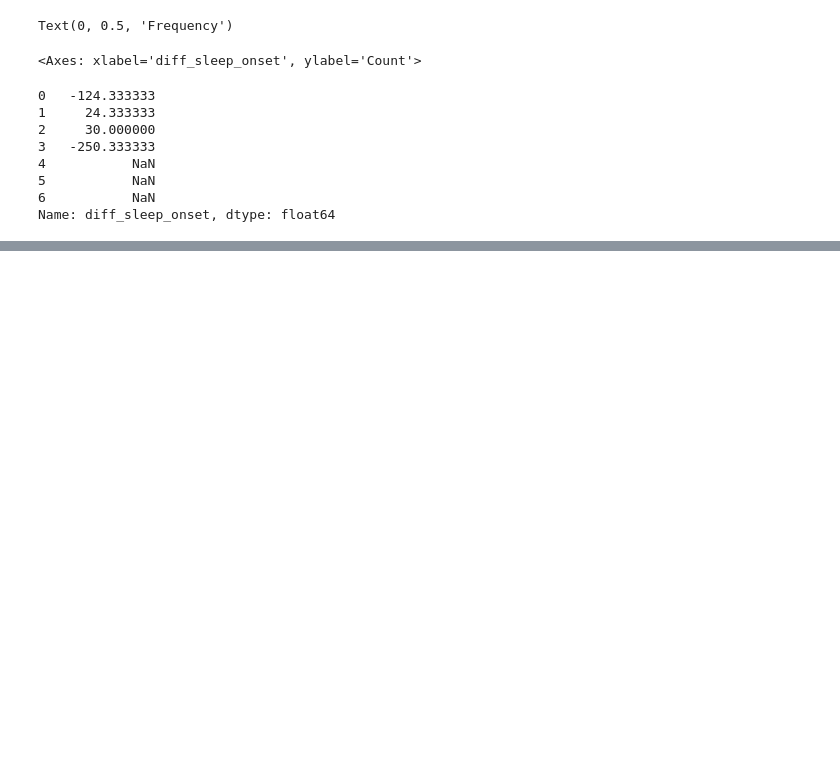
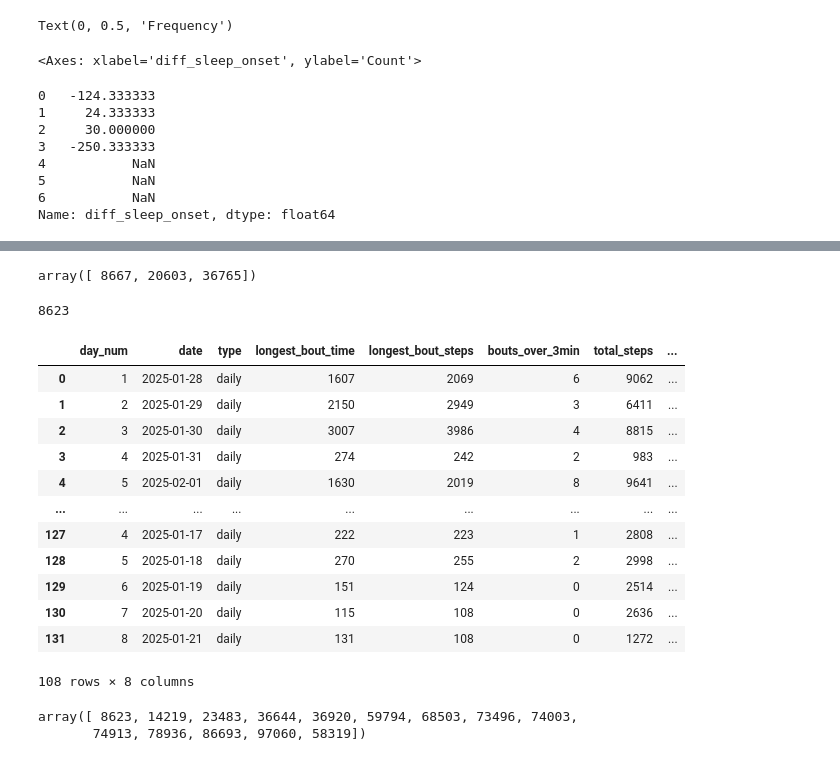
Before and after one commit to marcellosicbaldi/DARE-wearable-pipelines, a Jupyter notebook: notebooks/icare-it_EDA.ipynb, the cells around one changed output, grey strips where cells are left out. Saved outputs shown, nothing was run; the diff lists cells and outputs as text; code cells hidden in the pictures; blank space fills up the shorter version.

```diff
--- a/notebooks/icare-it_EDA.ipynb
+++ b/notebooks/icare-it_EDA.ipynb
@@ -1111,0 +1660,42 @@ missing_nights
+# %%
+participant_to_remove = np.array(["08667", "20603", "36765"]).astype(int)
+participant_to_remove
+# %% [output]
+array([ 8667, 20603, 36765])
+# %%
+steps_daily_df["participant"].iloc[0]
+# %% [output]
+8623
+# %%
+# Save to csv
+# steps_daily_df.to_csv("/Users/augenpro/Documents/Age-IT/steps_daily.csv", index = False)
+
+steps_daily_df = pd.read_csv("/Users/augenpro/Documents/Age-IT/steps_daily.csv")
+steps_daily_df
+
+# Remove participants with no data
+
+steps_daily_df = steps_daily_df[~steps_daily_df["participant"].isin(participant_to_remove)]
+
+steps_daily_df["participant"] = steps_daily_df["participant"].apply(lambda x: str(x))
+
+steps_daily_df
+# %% [output]
+|  | day_num | date | type | longest_bout_time | longest_bout_steps | bouts_over_3min | total_steps | ... |
+| 0 | 1 | 2025-01-28 | daily | 1607 | 2069 | 6 | 9062 | ... |
+| 1 | 2 | 2025-01-29 | daily | 2150 | 2949 | 3 | 6411 | ... |
+| 2 | 3 | 2025-01-30 | daily | 3007 | 3986 | 4 | 8815 | ... |
+| 3 | 4 | 2025-01-31 | daily | 274 | 242 | 2 | 983 | ... |
+| 4 | 5 | 2025-02-01 | daily | 1630 | 2019 | 8 | 9641 | ... |
+| ... | ... | ... | ... | ... | ... | ... | ... | ... |
+| 127 | 4 | 2025-01-17 | daily | 222 | 223 | 1 | 2808 | ... |
+| 128 | 5 | 2025-01-18 | daily | 270 | 255 | 2 | 2998 | ... |
+| 129 | 6 | 2025-01-19 | daily | 151 | 124 | 0 | 2514 | ... |
+| 130 | 7 | 2025-01-20 | daily | 115 | 108 | 0 | 2636 | ... |
+| 131 | 8 | 2025-01-21 | daily | 131 | 108 | 0 | 1272 | ... |
+108 rows × 8 columns
+# %%
+steps_daily_df["participant"].unique()
+# %% [output]
+array([ 8623, 14219, 23483, 36644, 36920, 59794, 68503, 73496, 74003,
+       74913, 78936, 86693, 97060, 58319])
```
Also changed, not shown: parts of 57 cells of this notebook.
